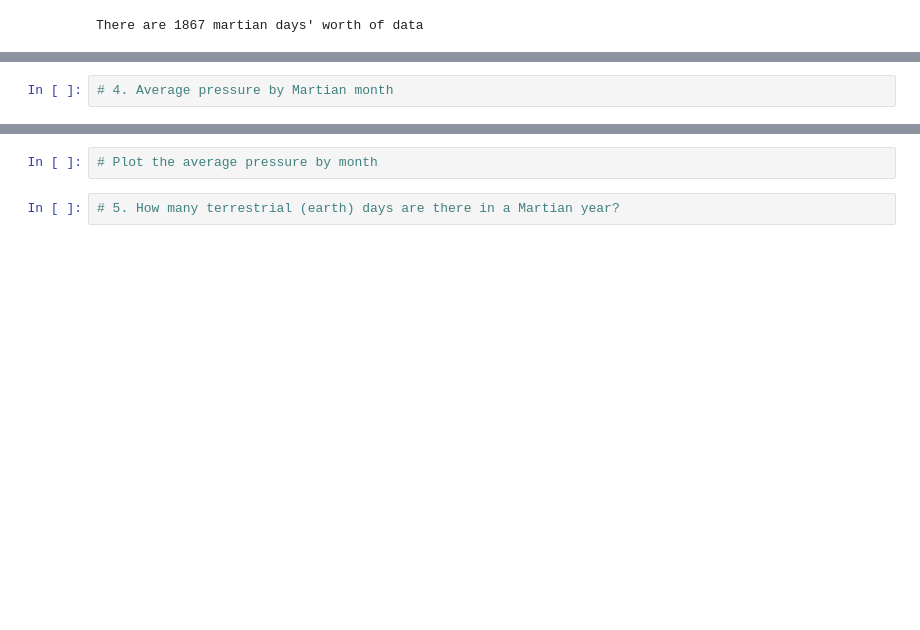
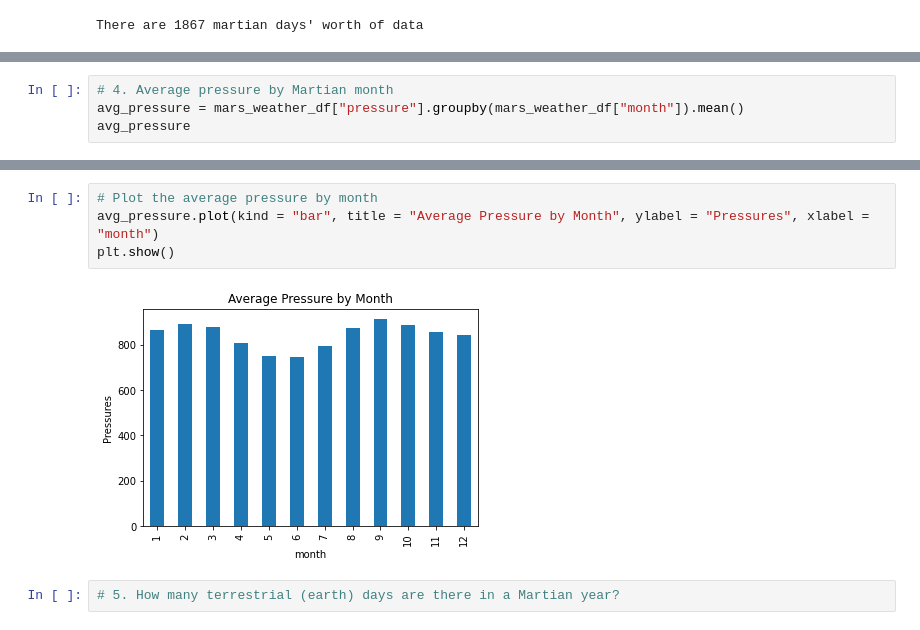
Before and after one commit to AlejandroChavezA00571497/web-scraping-challenge, a Jupyter notebook: Main_part_2_mars_weather.ipynb, the cells around one changed output, grey strips where cells are left out. Saved outputs shown, nothing was run; the diff lists cells and outputs as text; blank space fills up the shorter version.

```diff
--- a/Main_part_2_mars_weather.ipynb
+++ b/Main_part_2_mars_weather.ipynb
@@ -212,2 +243,4 @@ There are 1867 martian days' worth of data
 # %%
 # 4. Average pressure by Martian month
+avg_pressure = mars_weather_df["pressure"].groupby(mars_weather_df["month"]).mean()
+avg_pressure
@@ -214,5 +262,9 @@ There are 1867 martian days' worth of data
 # %%
 # Plot the average pressure by month
+avg_pressure.plot(kind = "bar", title = "Average Pressure by Month", ylabel = "Pressures", xlabel = "month")
+plt.show()
+# %% [output]
+[figure, added]
 # %%
 # 5. How many terrestrial (earth) days are there in a Martian year?
 # %% [markdown]
```
Also changed, not shown: parts of 6 cells of this notebook, 1 other file.
